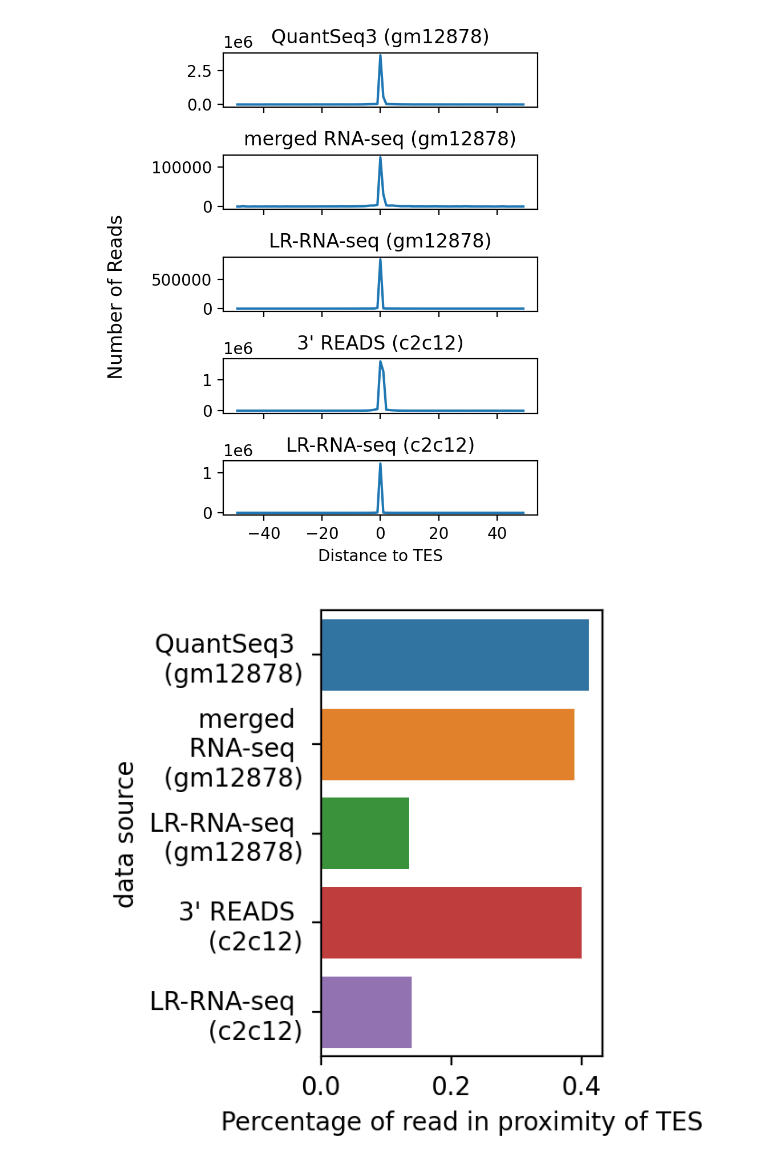
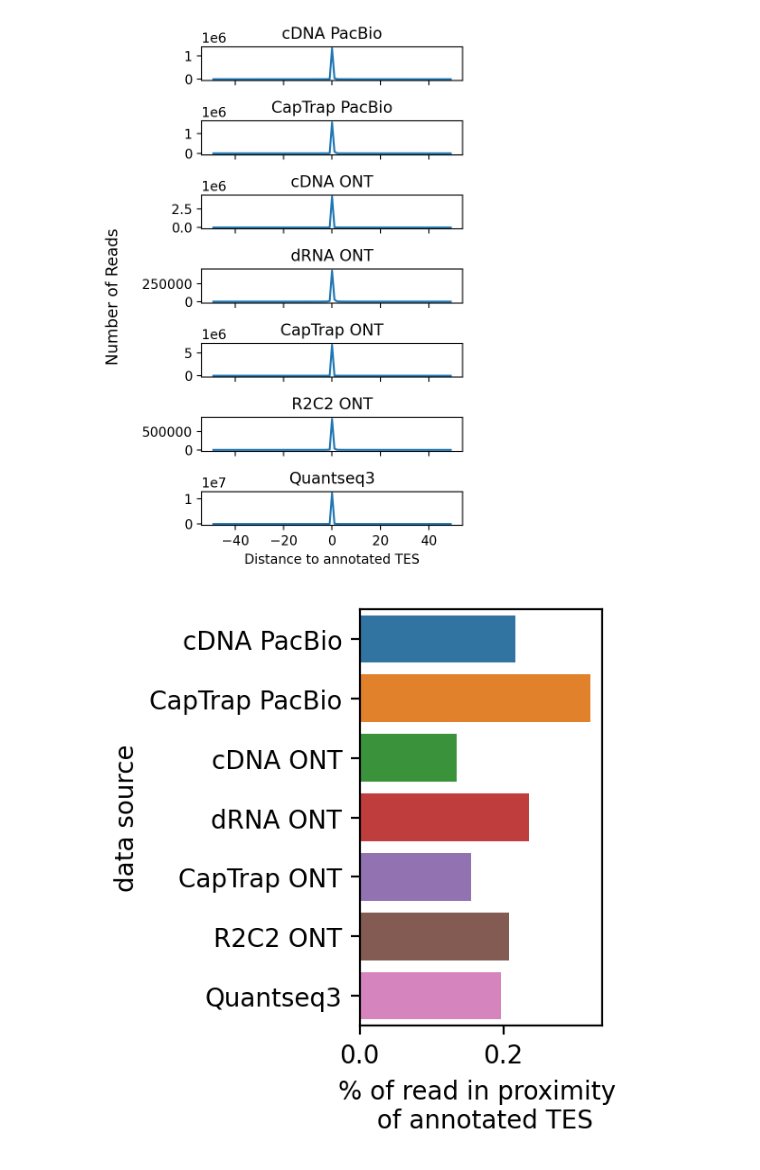
Before and after one commit to mortazavilab/lapa, a Jupyter notebook: workflow/plot/hist_read_count.ipynb, the cells around one changed output. Cells and saved outputs as stored; diff of their text form; code cells hidden in the pictures.

```diff
--- a/workflow/plot/hist_read_count.ipynb
+++ b/workflow/plot/hist_read_count.ipynb
@@ -12,6 +12,7 @@ except NameError:
         snakefile = os.getcwd() + "/workflow/Snakefile",
         rule_name = 'plot_hist_read_count',
         root = '..',
+        default_wildcards={'sample': 'WTC11'}
     )
 # %%
 import pandas as pd
@@ -35,65 +22,55 @@ df_long_c2c12['data source'] = "LR-RNA-seq \n (c2c12)"
-# %%
-df = pd.concat([
-    df_quantseq,
-    df_short,
-    df_long_gm12,
-    df_read3,
-    df_long_c2c12
-]).rename(columns={'dist': 'Distance to TES'})
+# %%
+dfs = list()
+
+for i in snakemake.input['hist']:
+    library_prep, platform = Path(i).stem.split('_')[:2]
+    df = pd.read_csv(i).set_index('index')
+    df['data source'] = f'{library_prep} {platform}'
+    dfs.append(df)
+
+df = pd.concat(dfs).rename(columns={'dist': 'Distance to annotated TES'})
+# %%
+df['data source'] = df['data source'].replace('quantseq Illumina', 'Quantseq3')
 # %%
-fig, axs = plt.subplots(5, figsize=(4, 5), dpi=200, sharex=True)
+data_sources = df['data source'].unique()
 
-data_sources = df['data source'].unique()
+fig, axs = plt.subplots(len(data_sources), figsize=(4, 6), dpi=200, sharex=True)
+
 for i, data_source in enumerate(data_sources):
     # plt.figure()
 
     axs[i].set_title(data_source.replace(' \n', ''))
-    sns.lineplot(x='Distance to TES', y='Value',
+    sns.lineplot(x='Distance to annotated TES', y='Value',
                  data=df[df['data source'] == data_source],
                  ax=axs[i])
     axs[i].set_ylabel('')
-    # axs[i].set_xlabel('')
-    # if i != (len(data_sources) - 1):
-   #      axs[i].set_xticks([])
 
 plt.subplots_adjust()
 # plt.xlabel('Distance to TES')
 fig.supylabel('Number of Reads')
 plt.tight_layout()
 
 plt.savefig(snakemake.output['hist'], bbox_inches = "tight")
 # %% [output]
-[figure, old version]
+[figure, new version]
 # %%
 plt.figure(figsize=(3, 3.2), dpi=200)
 
 rows = list()
 
-with open(snakemake.input['quantseq_percent']) as f:
-    rows.append({'data source': 'QuantSeq3 \n (gm12878)',
-                 'percentage': float(f.readline())})
+for i in snakemake.input['percentage']:
+    library_prep, platform = Path(i).stem.split('_')[:2]
+    with open(i) as f:
+        rows.append({'data source': f'{library_prep} {platform}',
+                     'percentage': float(f.readline())})
 
-with open(snakemake.input['short_rna_percent']) as f:
-    rows.append({'data source':'merged \n RNA-seq \n (gm12878)',
-                 'percentage': float(f.readline())})
+ylabel = '% of read in proximity \n of annotated TES'
+df = pd.DataFrame(rows).rename(columns={'percentage': ylabel})
+df['data source'] = df['data source'].replace('quantseq Illumina', 'Quantseq3')
 
-with open(snakemake.input['long_rna_gm12_percent']) as f:
-    rows.append({'data source': 'LR-RNA-seq \n (gm12878)',
-                 'percentage': float(f.readline())})
-
-with open(snakemake.input['read3_percent']) as f:
-    rows.append({'data source': "3' READS \n (c2c12)",
-                 'percentage': float(f.readline())})
-
-with open(snakemake.input['long_rna_c2c12_percent']) as f:
-    rows.append({'data source': "LR-RNA-seq \n (c2c12)",
-                 'percentage': float(f.readline())})
-
-ylabel = 'Percentage of read in proximity of TES'
-df = pd.DataFrame(rows).rename(columns={'percentage': ylabel})
 sns.barplot(data=df, y="data source", x=ylabel)
 
 plt.tight_layout()
 plt.savefig(snakemake.output['percent'], bbox_inches = "tight")
 # %% [output]
-[figure, old version]
+[figure, new version]
```
Also changed, not shown: parts of 2 cells of this notebook, 22 other files.
